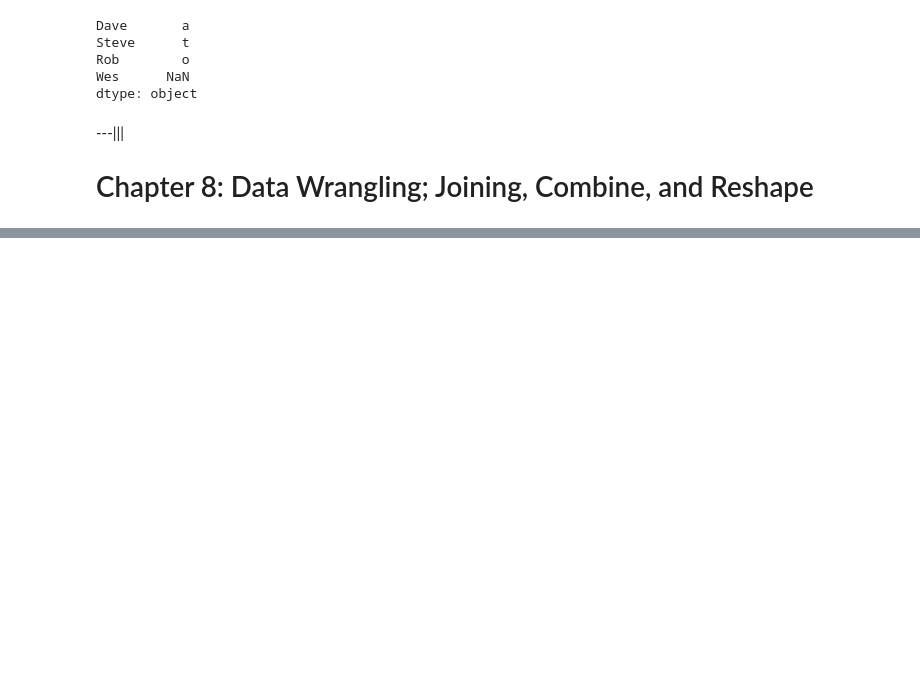
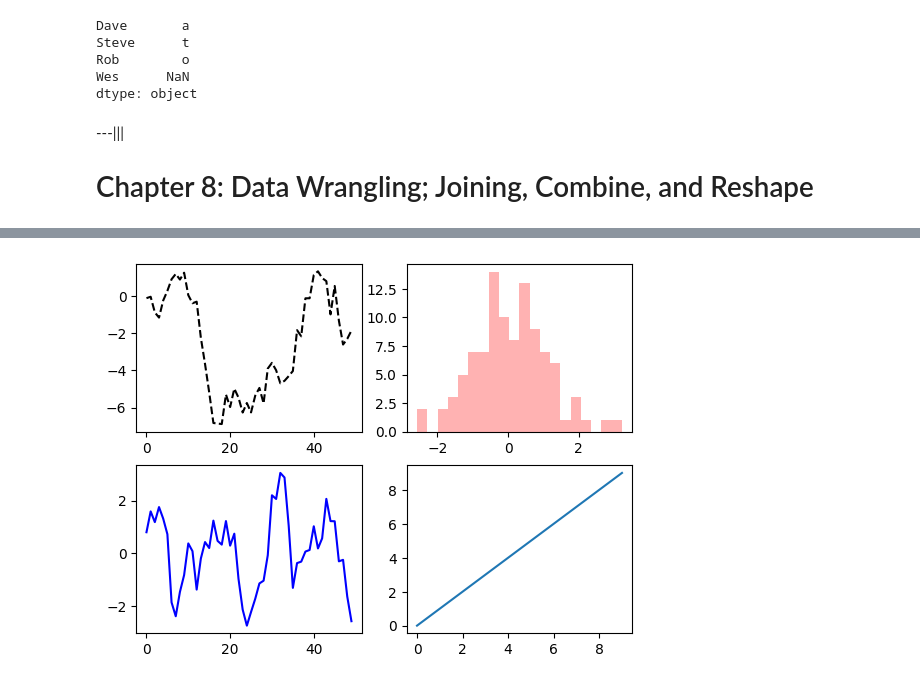
Before and after one commit to morayo0x/data_analysis, a Jupyter notebook: lib/pandas.ipynb, the cells around one changed output, grey strips where cells are left out. Saved outputs shown, nothing was run; the diff lists cells and outputs as text; code cells hidden in the pictures; blank space fills up the shorter version.

```diff
--- a/lib/pandas.ipynb
+++ b/lib/pandas.ipynb
@@ -2034,0 +2075,40 @@ dtype: object
+# %%
+# create a new figure object
+fig =plt.figure()
+
+# create a (sub)plot on the figure object
+
+# the add_subplot argument takes three argument: nrows, ncols, and the index
+
+# 2 x 2 figure object => 4 plots in total, this will be the 1st plot
+
+ax1 = fig.add_subplot(2, 2, 1)
+
+# 2nd plot
+ax2 = fig.add_subplot(2, 2, 2)
+
+# 3rd plot
+ax3 = fig.add_subplot(2, 2, 3)
+
+# 4th plot
+ax4 = fig.add_subplot(2, 2, 4)
+
+plt.plot(data) # automatically plot on the last subplot
+
+# we explicitly specified the first one with a style option (k--)
+ax1.plot(np.random.randn(50).cumsum(), 'k--') # k-- => black dashed line
+
+# selecting the third, and specifying a style option (b-)
+ax3.plot(np.random.randn(50).cumsum(), 'b-') # the b- => blue and solid line
+
+
+# plot a histogram
+
+_ = ax2.hist(
+    np.random.randn(100),
+    bins=20,
+    color='r',
+    alpha=0.3
+)
+# %% [output]
+[figure, added]
```
Also changed, not shown: parts of 17 cells of this notebook.
